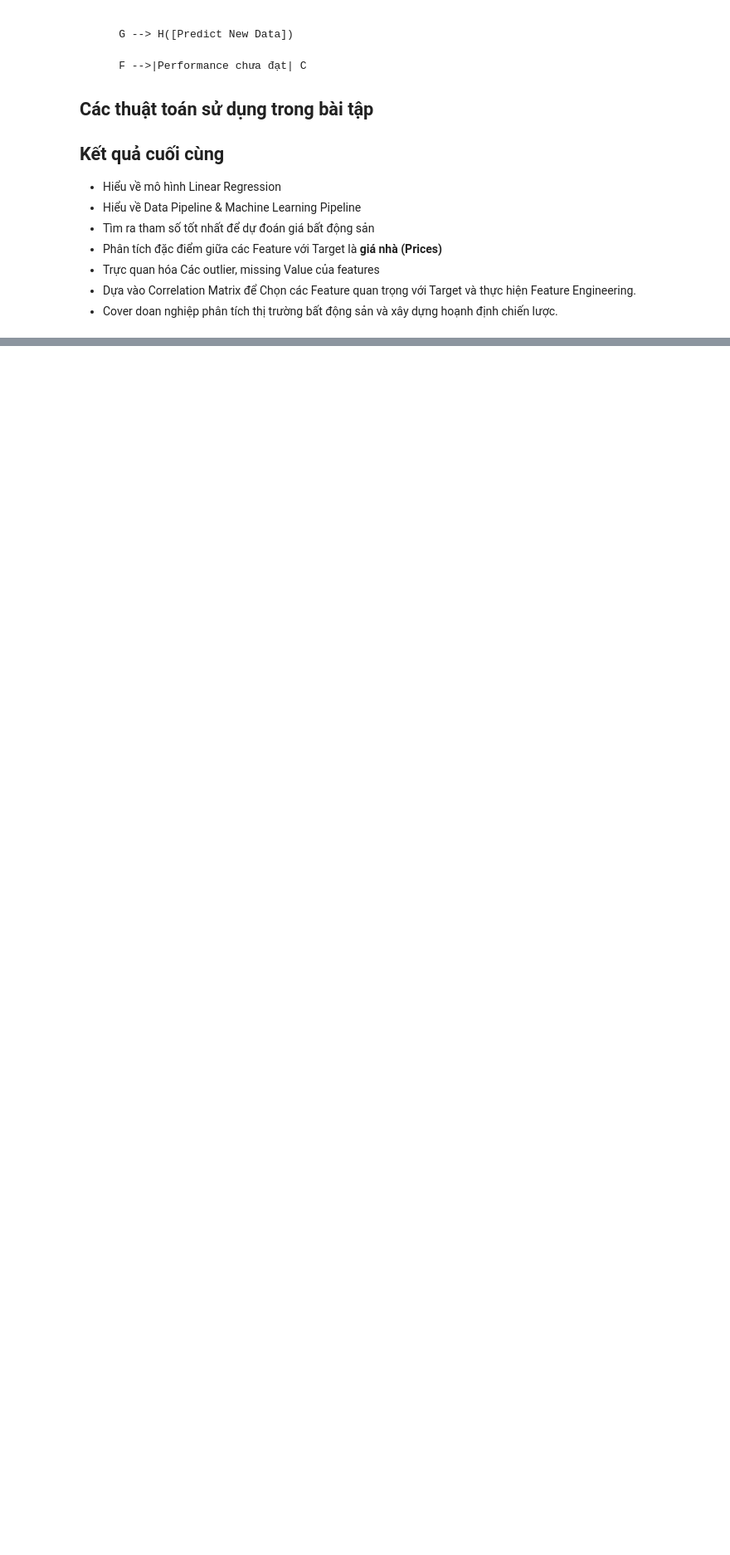
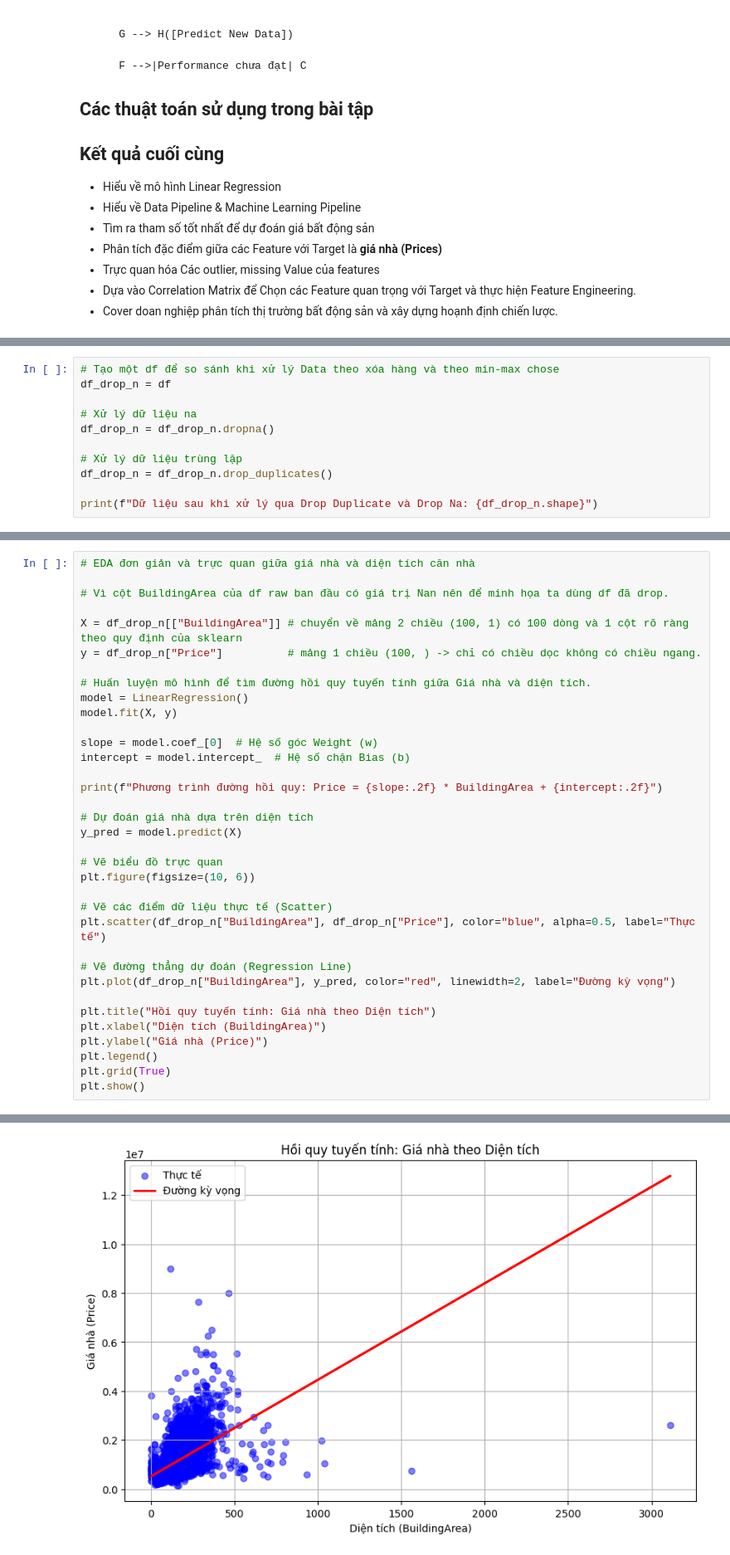
Before and after one commit to KhanhNguyen171/E-Learning-UTH-AI-EX-2026, a Jupyter notebook: BT cá nhân/notebooks/Model_v1.ipynb, the cells around one changed output, grey strips where cells are left out. Shown at 83% size. Saved outputs shown, nothing was run; the diff lists cells and outputs as text; blank space fills up the shorter version.

Commit message:
Lên bố cục cho xử lý data, EDA và hoàn chỉnh Data collection

```diff
--- a/BT cá nhân/notebooks/Model_v1.ipynb
+++ b/BT cá nhân/notebooks/Model_v1.ipynb
@@ -122,0 +196,11 @@ df.head()
+# %%
+# Tạo một df để so sánh khi xử lý Data theo xóa hàng và theo min-max chose
+df_drop_n = df
+
+# Xử lý dữ liệu na
+df_drop_n = df_drop_n.dropna()
+
+# Xử lý dữ liệu trùng lặp
+df_drop_n = df_drop_n.drop_duplicates()
+
+print(f"Dữ liệu sau khi xử lý qua Drop Duplicate và Drop Na: {df_drop_n.shape}")
@@ -122,0 +266,36 @@ df.head()
+# %%
+# EDA đơn giản và trực quan giữa giá nhà và diện tích căn nhà
+
+# Vì cột BuildingArea của df raw ban đầu có giá trị Nan nên để minh họa ta dùng df đã drop.
+
+X = df_drop_n[["BuildingArea"]] # chuyển về mảng 2 chiều (100, 1) có 100 dòng và 1 cột rõ ràng theo quy định của sklearn
+y = df_drop_n["Price"]          # mảng 1 chiều (100, ) -> chỉ có chiều dọc không có chiều ngang.
+
+# Huấn luyện mô hình để tìm đường hồi quy tuyến tính giữa Giá nhà và diện tích.
+model = LinearRegression()
+model.fit(X, y)
+
+slope = model.coef_[0]  # Hệ số góc Weight (w)
+intercept = model.intercept_  # Hệ số chặn Bias (b)
+
+print(f"Phương trình đường hồi quy: Price = {slope:.2f} * BuildingArea + {intercept:.2f}")
+
+# Dự đoán giá nhà dựa trên diện tích
+y_pred = model.predict(X)
+
+# Vẽ biểu đồ trực quan
+plt.figure(figsize=(10, 6))
+
+# Vẽ các điểm dữ liệu thực tế (Scatter)
+plt.scatter(df_drop_n["BuildingArea"], df_drop_n["Price"], color="blue", alpha=0.5, label="Thực tế")
+
+# Vẽ đường thẳng dự đoán (Regression Line)
+plt.plot(df_drop_n["BuildingArea"], y_pred, color="red", linewidth=2, label="Đường kỳ vọng")
+
+plt.title("Hồi quy tuyến tính: Giá nhà theo Diện tích")
+plt.xlabel("Diện tích (BuildingArea)")
+plt.ylabel("Giá nhà (Price)")
+plt.legend()
+plt.grid(True)
+plt.show()
+# %% [output]
@@ -122,0 +303 @@ df.head()
+[figure, added]
```
Also changed, not shown: parts of 18 cells of this notebook.
